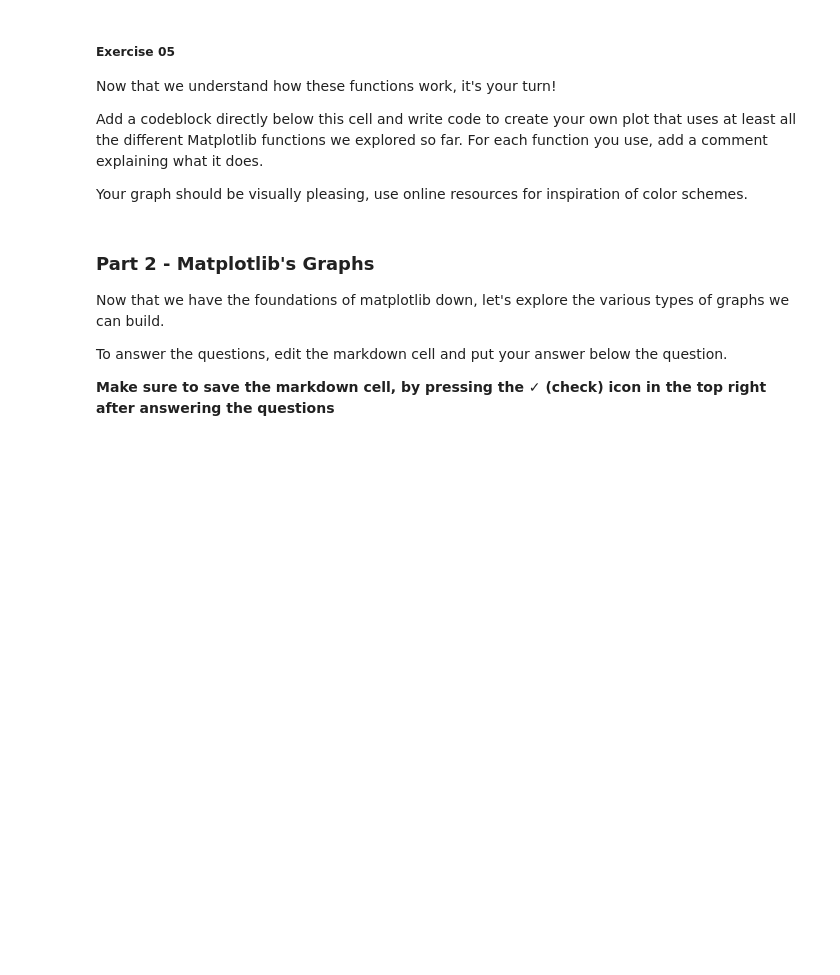
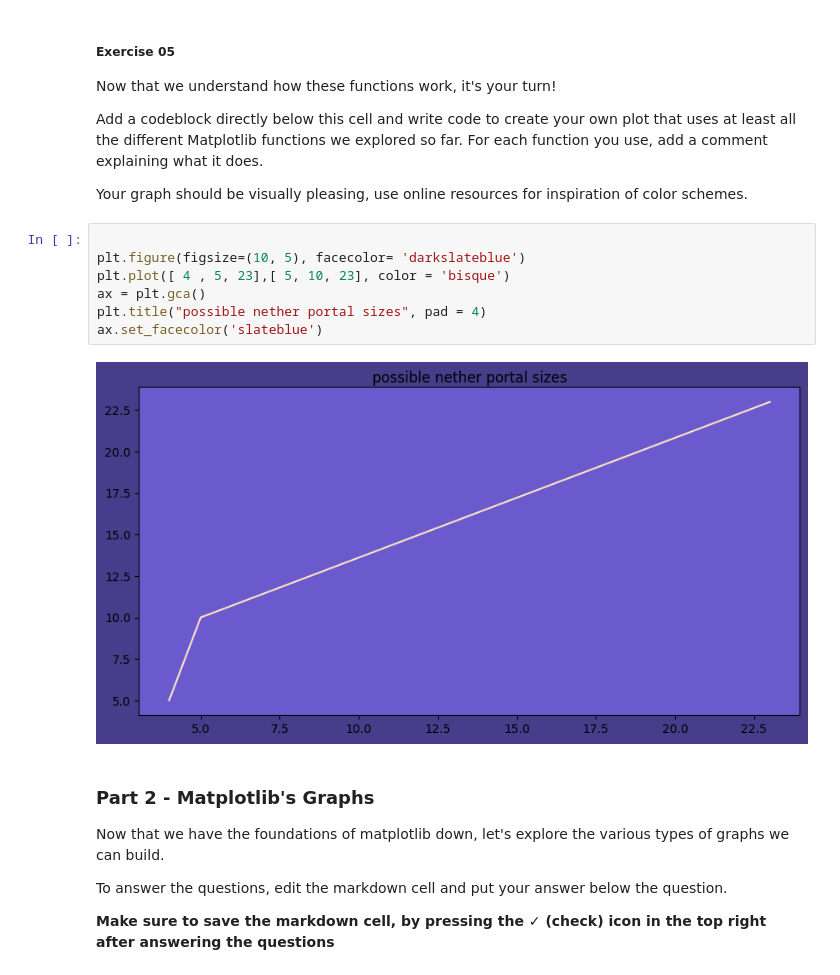
Before and after one commit to leidoe07/unit-3-data-science, a Jupyter notebook: 00_intro.ipynb, the cells around one changed output. Cells and saved outputs as stored; diff of their text form; blank space fills up the shorter version.

```diff
--- a/00_intro.ipynb
+++ b/00_intro.ipynb
@@ -244,6 +246,15 @@ Add a codeblock directly below this cell and write code to create your own plot
 For each function you use, add a comment explaining what it does.
 
 Your graph should be visually pleasing, use online resources for inspiration of color schemes.
+# %%
+
+plt.figure(figsize=(10, 5), facecolor= 'darkslateblue')
+plt.plot([ 4 , 5, 23],[ 5, 10, 23], color = 'bisque')
+ax = plt.gca()
+plt.title("possible nether portal sizes", pad = 4)
+ax.set_facecolor('slateblue')
+# %% [output]
+[figure, added]
 # %% [markdown]
 ### Part 2 - Matplotlib's Graphs
 Now that we have the foundations of matplotlib down, let's explore the various types of graphs we can build.
```
Also changed, not shown: parts of 9 cells of this notebook, 3 other files.
